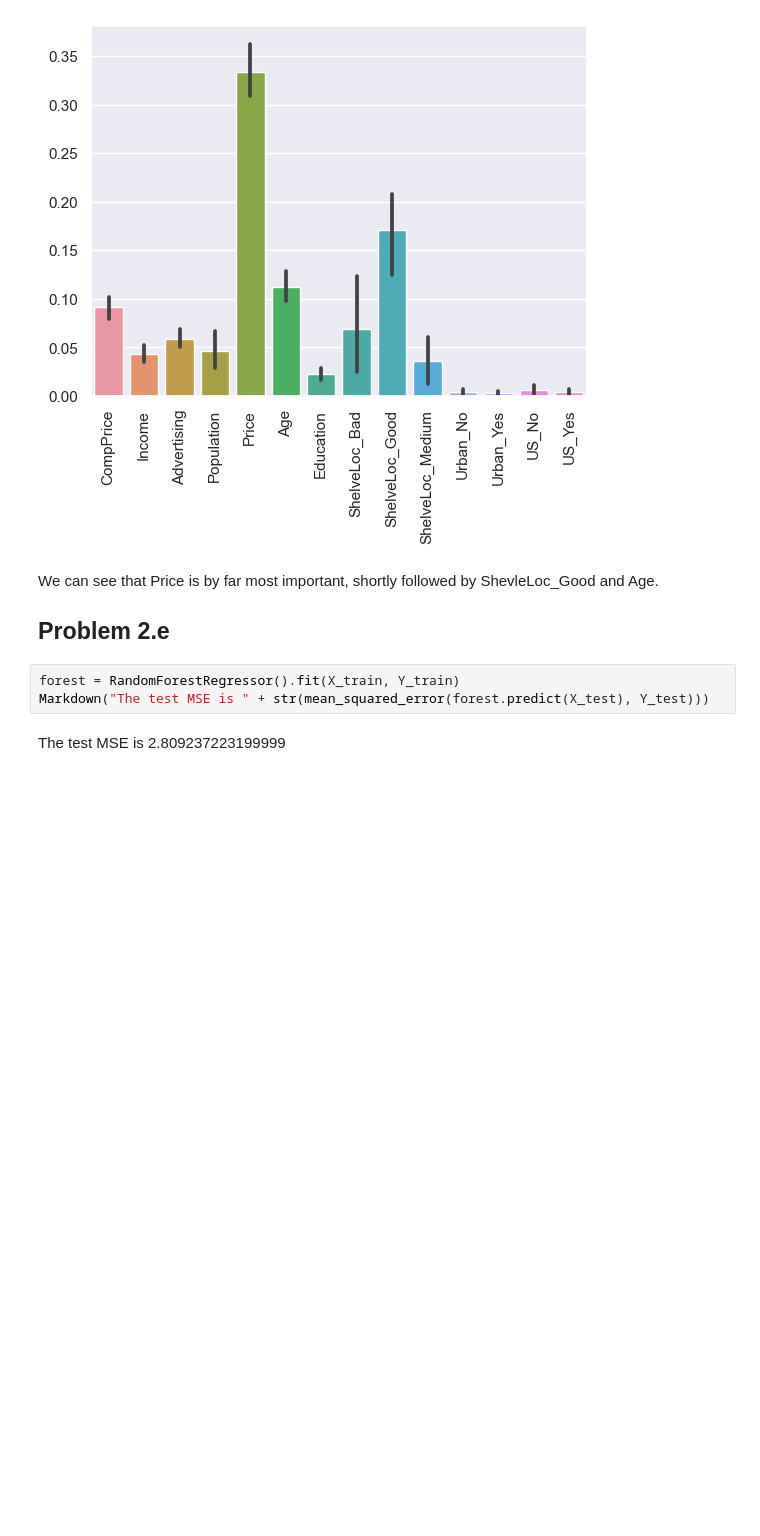
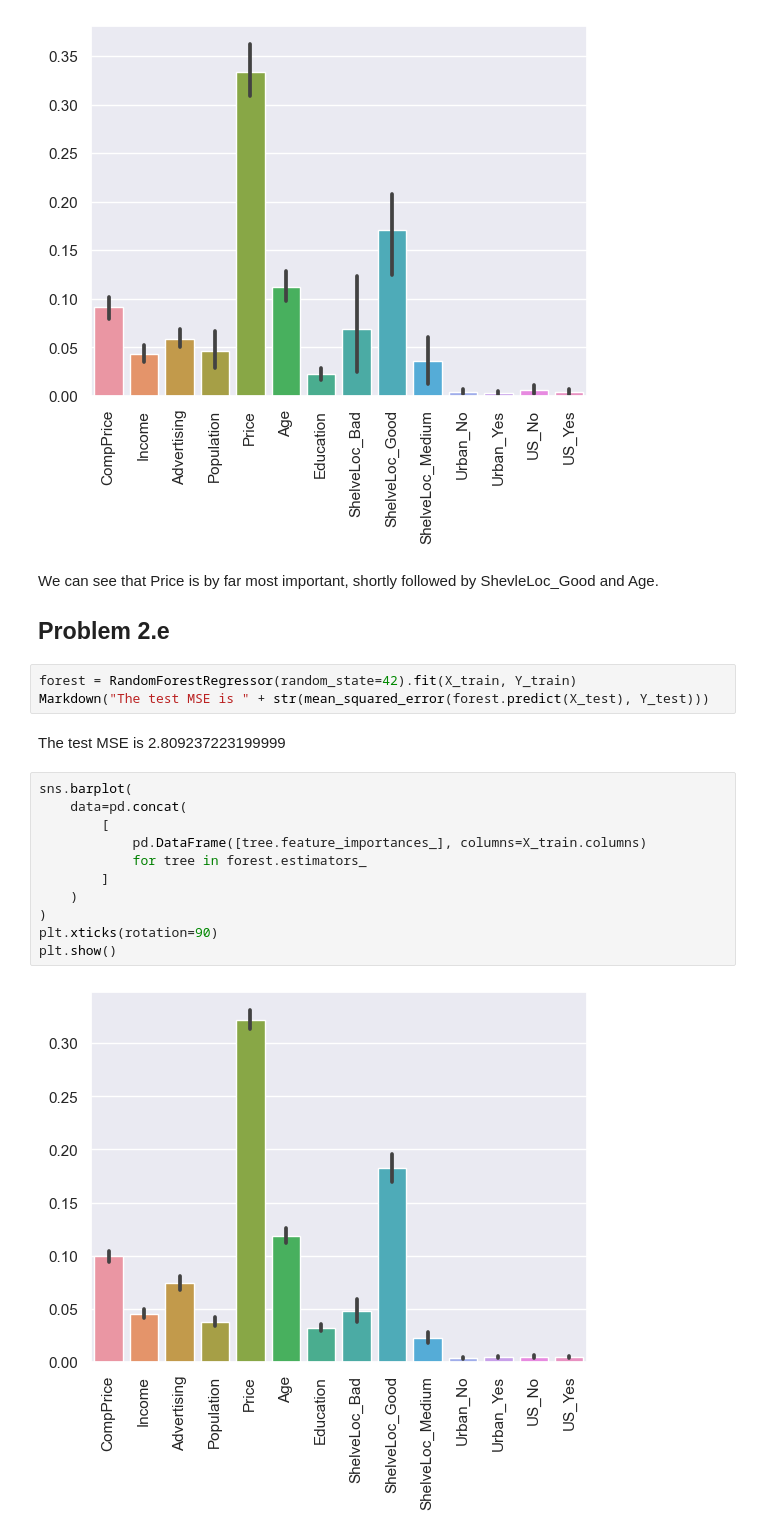
Before and after one commit to AlistairKeiller/STATS-202, a Jupyter notebook: HW4.ipynb, the cells around one changed output. Saved outputs shown, nothing was run; the diff lists cells and outputs as text; blank space fills up the shorter version.

```diff
--- a/HW4.ipynb
+++ b/HW4.ipynb
@@ -118,7 +132,20 @@ plt.show()
 We can see that Price is by far most important, shortly followed by ShevleLoc_Good and Age.
 ## Problem 2.e
 # %%
-forest = RandomForestRegressor().fit(X_train, Y_train)
+forest = RandomForestRegressor(random_state=42).fit(X_train, Y_train)
 Markdown("The test MSE is " + str(mean_squared_error(forest.predict(X_test), Y_test)))
 # %% [output]
 The test MSE is 2.809237223199999
+# %%
+sns.barplot(
+    data=pd.concat(
+        [
+            pd.DataFrame([tree.feature_importances_], columns=X_train.columns)
+            for tree in forest.estimators_
+        ]
+    )
+)
+plt.xticks(rotation=90)
+plt.show()
+# %% [output]
+[figure, added]
```
Also changed, not shown: parts of 26 cells of this notebook.
